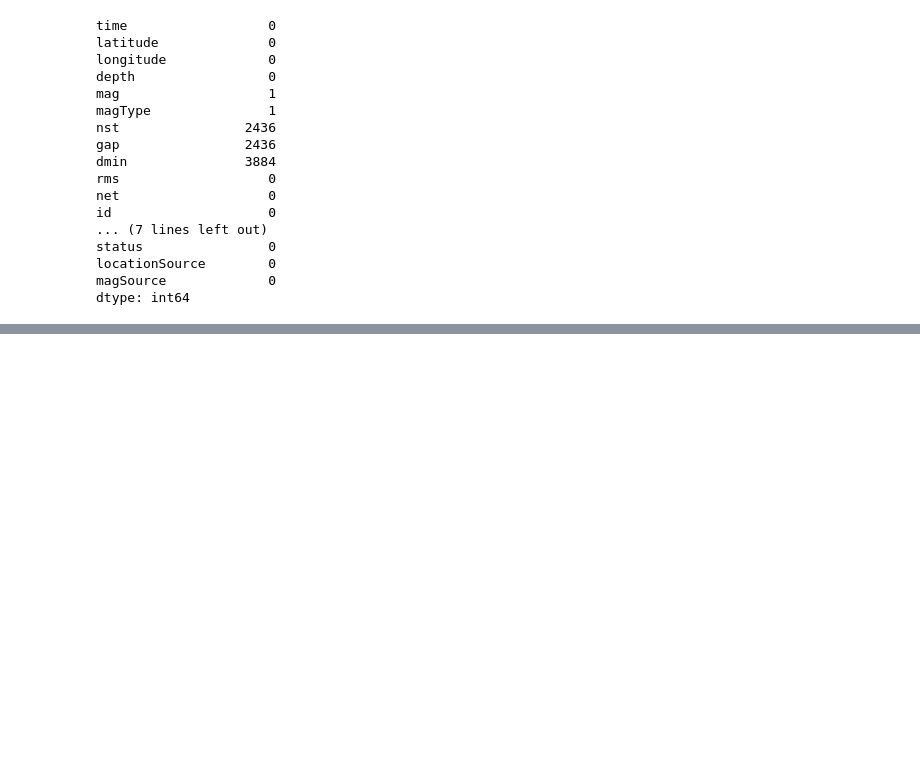
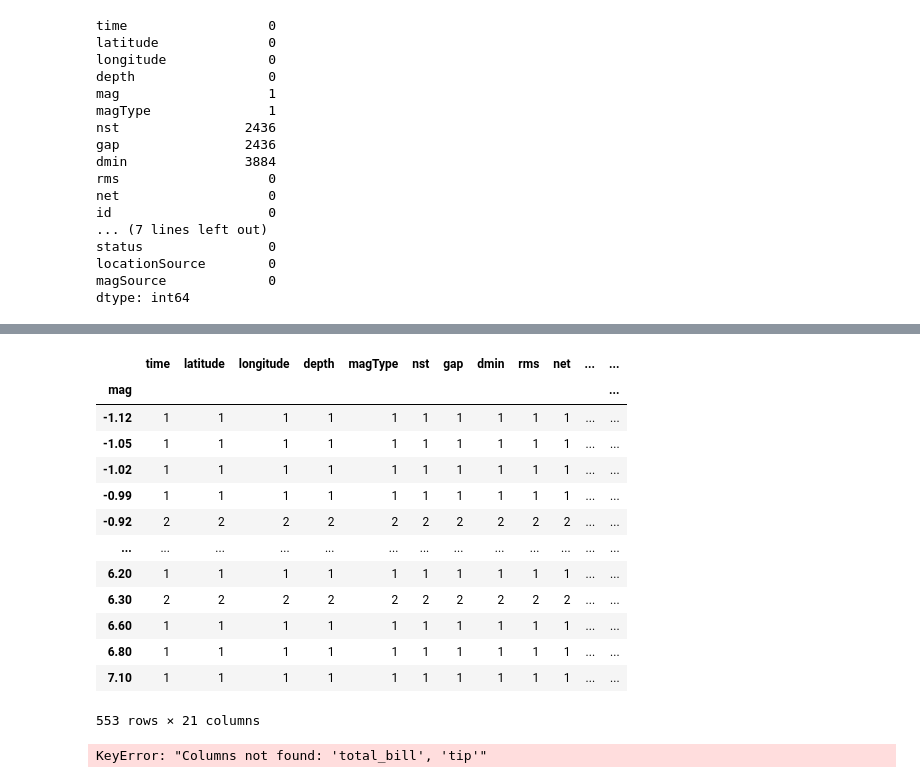
Before and after one commit to vickyogo/Developer-Academy, a Jupyter notebook: wk3earthquake.ipynb, the cells around one changed output, grey strips where cells are left out. Drawn from its saved outputs; the diff is of its cells as text; code cells hidden in the pictures; blank space fills up the shorter version.

```diff
--- a/wk3earthquake.ipynb
+++ b/wk3earthquake.ipynb
@@ -83,0 +88,10 @@ dtype: int64
+# %%
+work_data['mag'] = work_data['mag'].fillna(work_data['mag'].median())
+work_data['magType'] = work_data['magType'].fillna(work_data['magType'].mode())
+work_data['nst'] = work_data['nst'].fillna(work_data['nst'].median())
+work_data['gap'] = work_data['gap'].fillna(work_data['gap'].median())
+work_data['dmin'] = work_data['dmin'].fillna(work_data['dmin'].median())
+work_data['horizontalError'] = work_data['horizontalError'].fillna(work_data['horizontalError'].median())
+work_data['magError'] = work_data['magError'].fillna(work_data['magError'].median())
+work_data['magNst'] = work_data['magNst'].fillna(work_data['magNst'].median())
+work_data
@@ -83,0 +164,21 @@ dtype: int64
+# %%
+work_data.groupby(['mag']).count()
+# %% [output]
+|  | time | latitude | longitude | depth | magType | nst | gap | dmin | rms | net | ... | ... |
+| mag |  |  |  |  |  |  |  |  |  |  |  | ... |
+| -1.12 | 1 | 1 | 1 | 1 | 1 | 1 | 1 | 1 | 1 | 1 | ... | ... |
+| -1.05 | 1 | 1 | 1 | 1 | 1 | 1 | 1 | 1 | 1 | 1 | ... | ... |
+| -1.02 | 1 | 1 | 1 | 1 | 1 | 1 | 1 | 1 | 1 | 1 | ... | ... |
+| -0.99 | 1 | 1 | 1 | 1 | 1 | 1 | 1 | 1 | 1 | 1 | ... | ... |
+| -0.92 | 2 | 2 | 2 | 2 | 2 | 2 | 2 | 2 | 2 | 2 | ... | ... |
+| ... | ... | ... | ... | ... | ... | ... | ... | ... | ... | ... | ... | ... |
+| 6.20 | 1 | 1 | 1 | 1 | 1 | 1 | 1 | 1 | 1 | 1 | ... | ... |
+| 6.30 | 2 | 2 | 2 | 2 | 2 | 2 | 2 | 2 | 2 | 2 | ... | ... |
+| 6.60 | 1 | 1 | 1 | 1 | 1 | 1 | 1 | 1 | 1 | 1 | ... | ... |
+| 6.80 | 1 | 1 | 1 | 1 | 1 | 1 | 1 | 1 | 1 | 1 | ... | ... |
+| 7.10 | 1 | 1 | 1 | 1 | 1 | 1 | 1 | 1 | 1 | 1 | ... | ... |
+553 rows × 21 columns
+# %%
+work_data.groupby(['mag'])[['total_bill', 'tip']].sum()
+# %% [output]
+KeyError: "Columns not found: 'total_bill', 'tip'"
```
Also changed, not shown: parts of 5 cells of this notebook, 1 other file.
